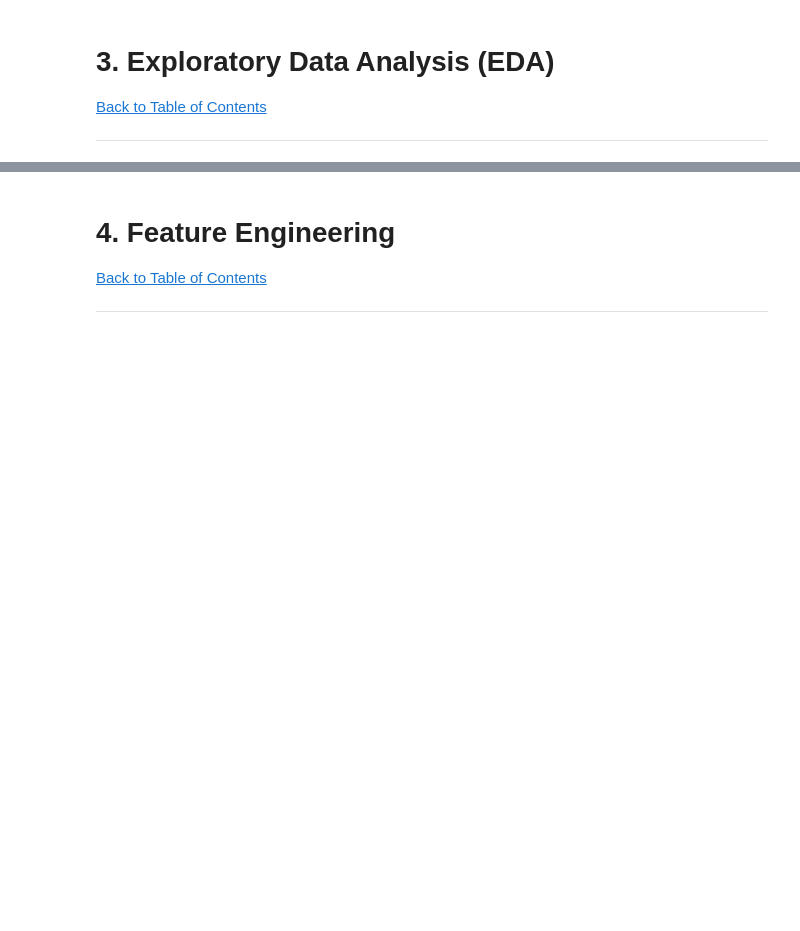
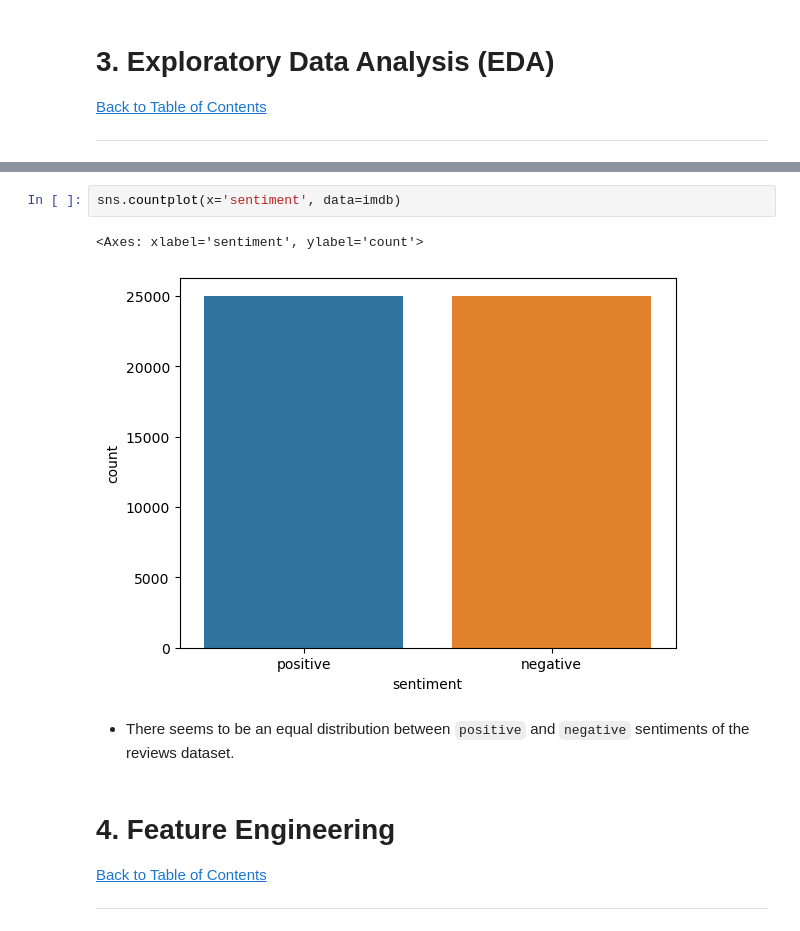
Before and after one commit to AneleMaphalala/IMDB-Sentiment-Analysis, a Jupyter notebook: imdb_sentiment_analysis.ipynb, the cells around one changed output, grey strips where cells are left out. Cells and saved outputs as stored; diff of their text form; blank space fills up the shorter version.

```diff
--- a/imdb_sentiment_analysis.ipynb
+++ b/imdb_sentiment_analysis.ipynb
@@ -63,3 +177,10 @@ imdb = pd.read_csv("IMDB Dataset.csv")
+# %%
+sns.countplot(x='sentiment', data=imdb)
+# %% [output]
+<Axes: xlabel='sentiment', ylabel='count'>
+[figure, added]
+# %% [markdown]
+- There seems to be an equal distribution between `positive` and `negative` sentiments of the reviews dataset.
 # %% [markdown]
 <a id="four"></a>
 # 4. Feature Engineering
```
Also changed, not shown: parts of 18 cells of this notebook.
